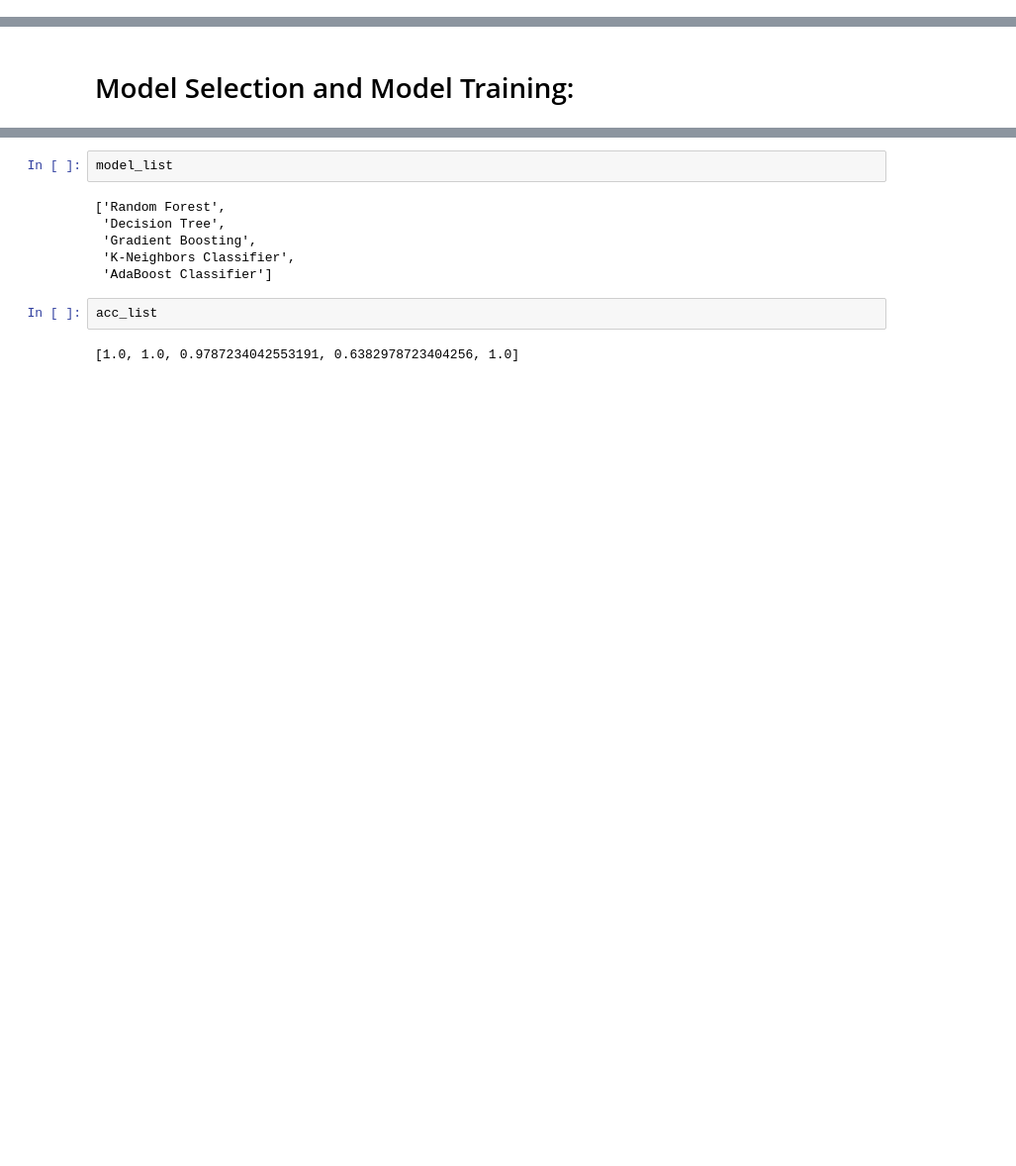
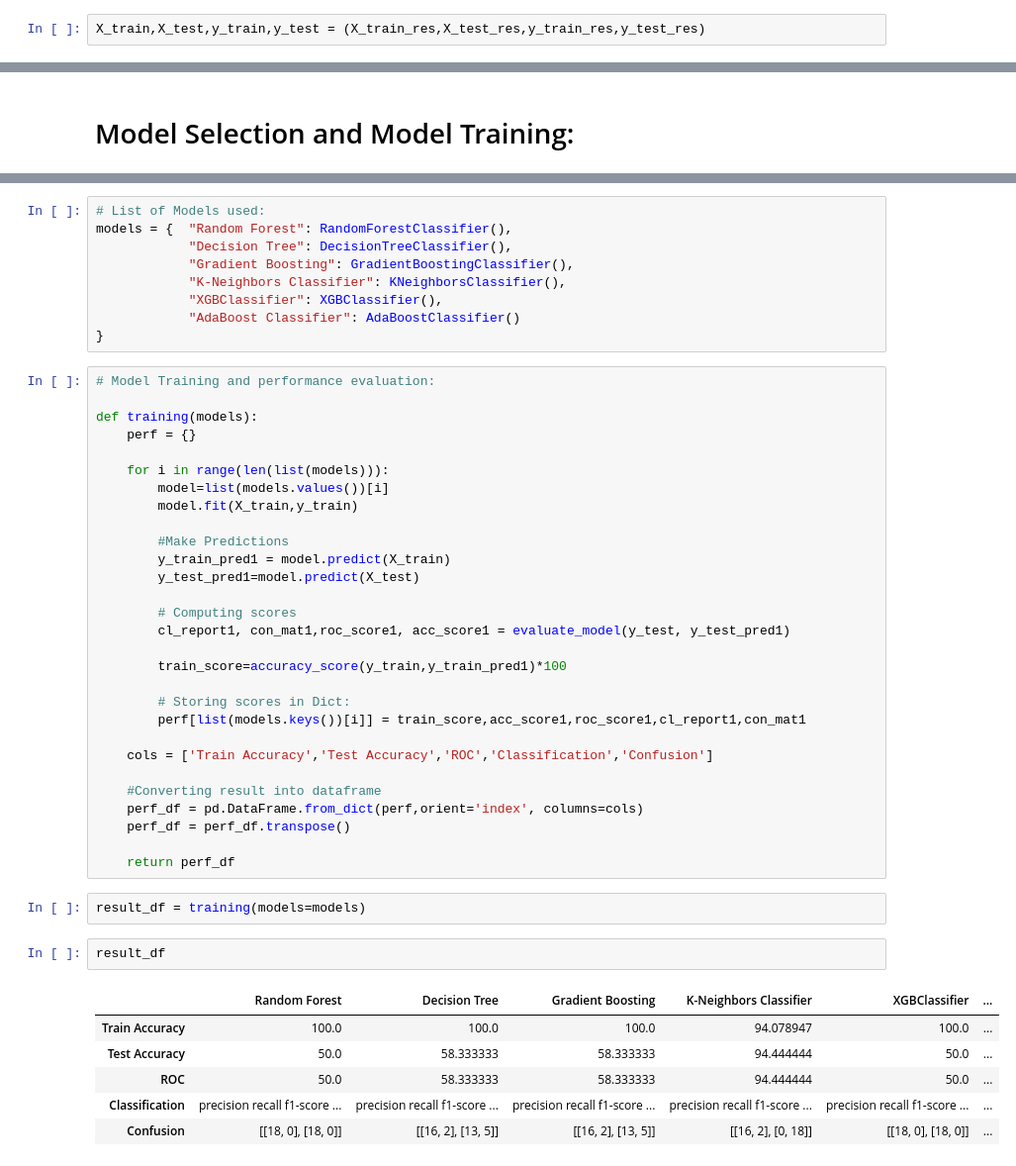
Before and after one commit to navp7/WaferFaultDetection-New, a Jupyter notebook: notebooks/model_training.ipynb, the cells around one changed output, grey strips where cells are left out. Shown at 99% size. Saved outputs shown, nothing was run; the diff lists cells and outputs as text; blank space fills up the shorter version.

```diff
--- a/notebooks/model_training.ipynb
+++ b/notebooks/model_training.ipynb
@@ -115,3 +129,5 @@ X_train,X_test,y_train,y_test = train_test_split(X_res,y_res,test_size=0.25,rand
+# %%
+X_train,X_test,y_train,y_test = (X_train_res,X_test_res,y_train_res,y_test_res)
 # %%
 print(X_train.shape,X_test.shape)
 
@@ -186,12 +147,49 @@ Accuracy score: 100.0
-# %%
-model_list
-# %% [output]
-['Random Forest',
- 'Decision Tree',
- 'Gradient Boosting',
- 'K-Neighbors Classifier',
- 'AdaBoost Classifier']
-# %%
-acc_list
-# %% [output]
-[1.0, 1.0, 0.9787234042553191, 0.6382978723404256, 1.0]
+# %%
+# List of Models used:
+models = {  "Random Forest": RandomForestClassifier(),
+            "Decision Tree": DecisionTreeClassifier(),
+            "Gradient Boosting": GradientBoostingClassifier(),
+            "K-Neighbors Classifier": KNeighborsClassifier(),
+            "XGBClassifier": XGBClassifier(),
+            "AdaBoost Classifier": AdaBoostClassifier()
+}
+# %%
+# Model Training and performance evaluation:
+
+def training(models):
+    perf = {}
+
+    for i in range(len(list(models))):
+        model=list(models.values())[i]
+        model.fit(X_train,y_train)
+
+        #Make Predictions
+        y_train_pred1 = model.predict(X_train)
+        y_test_pred1=model.predict(X_test)
+
+        # Computing scores
+        cl_report1, con_mat1,roc_score1, acc_score1 = evaluate_model(y_test, y_test_pred1)
+
+        train_score=accuracy_score(y_train,y_train_pred1)*100
+
+        # Storing scores in Dict:
+        perf[list(models.keys())[i]] = train_score,acc_score1,roc_score1,cl_report1,con_mat1
+
+    cols = ['Train Accuracy','Test Accuracy','ROC','Classification','Confusion']
+
+    #Converting result into dataframe
+    perf_df = pd.DataFrame.from_dict(perf,orient='index', columns=cols)
+    perf_df = perf_df.transpose()
+
+    return perf_df
+# %%
+result_df = training(models=models)
+# %%
+result_df
+# %% [output]
+|  | Random Forest | Decision Tree | Gradient Boosting | K-Neighbors Classifier | XGBClassifier | ... |
+| Train Accuracy | 100.0 | 100.0 | 100.0 | 94.078947 | 100.0 | ... |
+| Test Accuracy | 50.0 | 58.333333 | 58.333333 | 94.444444 | 50.0 | ... |
+| ROC | 50.0 | 58.333333 | 58.333333 | 94.444444 | 50.0 | ... |
+| Classification | precision recall f1-score ... | precision recall f1-score ... | precision recall f1-score ... | precision recall f1-score ... | precision recall f1-score ... | ... |
+| Confusion | [[18, 0], [18, 0]] | [[16, 2], [13, 5]] | [[16, 2], [13, 5]] | [[16, 2], [0, 18]] | [[18, 0], [18, 0]] | ... |
```
Also changed, not shown: parts of 38 cells of this notebook, 1 other file.
